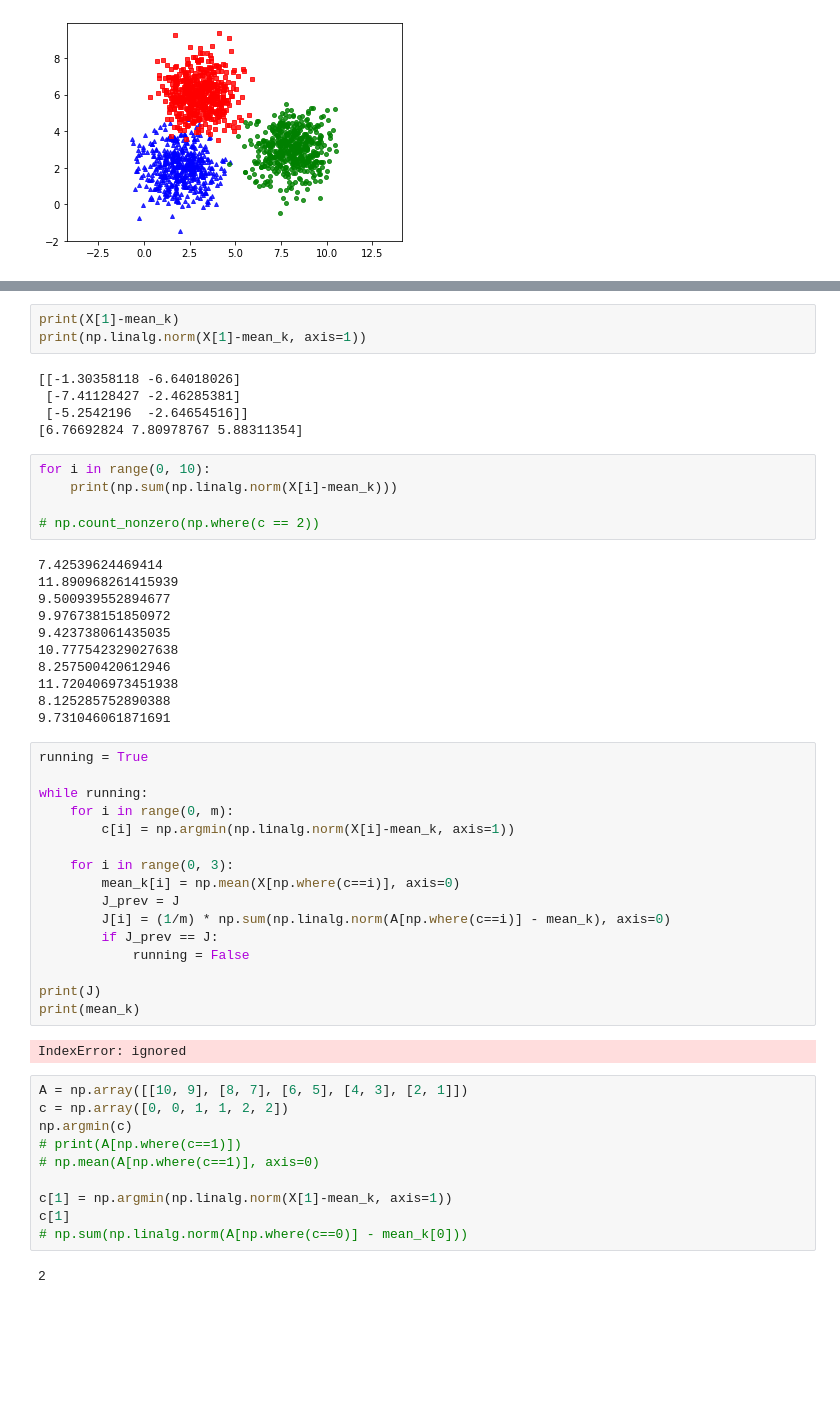
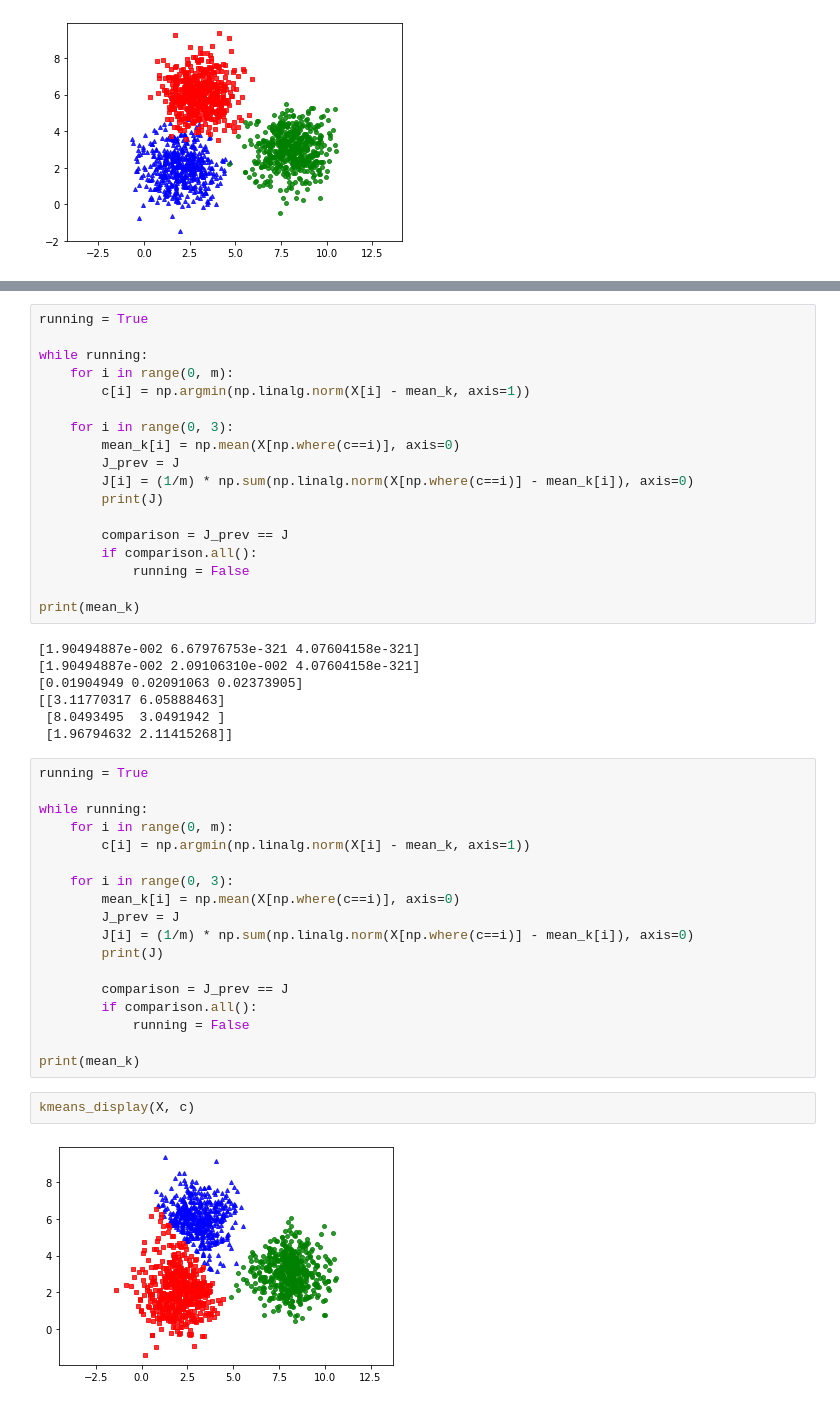
Before and after one commit to KieuSonTung/Data_Preparation, a Jupyter notebook: K_means.ipynb, the cells around one changed output, grey strips where cells are left out. Cells and saved outputs as stored; diff of their text form; blank space fills up the shorter version.

Commit message:
Finished creating k-means cluster using for loop

```diff
--- a/K_means.ipynb
+++ b/K_means.ipynb
@@ -53,54 +56,47 @@ print(mean_k)
-# %%
-print(X[1]-mean_k)
-print(np.linalg.norm(X[1]-mean_k, axis=1))
-# %% [output]
-[[-1.30358118 -6.64018026]
- [-7.41128427 -2.46285381]
- [-5.2542196  -2.64654516]]
-[6.76692824 7.80978767 5.88311354]
-# %%
-for i in range(0, 10):
-    print(np.sum(np.linalg.norm(X[i]-mean_k)))
-
-# np.count_nonzero(np.where(c == 2))
-# %% [output]
-7.42539624469414
-11.890968261415939
-9.500939552894677
-9.976738151850972
-9.423738061435035
-10.777542329027638
-8.257500420612946
-11.720406973451938
-8.125285752890388
-9.731046061871691
 # %%
 running = True
 
 while running:
     for i in range(0, m):
-        c[i] = np.argmin(np.linalg.norm(X[i]-mean_k, axis=1))
+        c[i] = np.argmin(np.linalg.norm(X[i] - mean_k, axis=1))
 
     for i in range(0, 3):
         mean_k[i] = np.mean(X[np.where(c==i)], axis=0)
         J_prev = J
-        J[i] = (1/m) * np.sum(np.linalg.norm(A[np.where(c==i)] - mean_k), axis=0)
-        if J_prev == J:
+        J[i] = (1/m) * np.sum(np.linalg.norm(X[np.where(c==i)] - mean_k[i]), axis=0)
+        print(J)
+
+        comparison = J_prev == J
+        if comparison.all():
             running = False
 
-print(J)
 print(mean_k)
 # %% [output]
-IndexError: ignored
+[1.90494887e-002 6.67976753e-321 4.07604158e-321]
+[1.90494887e-002 2.09106310e-002 4.07604158e-321]
+[0.01904949 0.02091063 0.02373905]
+[[3.11770317 6.05888463]
+ [8.0493495  3.0491942 ]
+ [1.96794632 2.11415268]]
-# %%
-A = np.array([[10, 9], [8, 7], [6, 5], [4, 3], [2, 1]])
-c = np.array([0, 0, 1, 1, 2, 2])
-np.argmin(c)
-# print(A[np.where(c==1)])
-# np.mean(A[np.where(c==1)], axis=0)
-
-c[1] = np.argmin(np.linalg.norm(X[1]-mean_k, axis=1))
-c[1]
-# np.sum(np.linalg.norm(A[np.where(c==0)] - mean_k[0]))
-# %% [output]
-2
+# %%
+running = True
+
+while running:
+    for i in range(0, m):
+        c[i] = np.argmin(np.linalg.norm(X[i] - mean_k, axis=1))
+
+    for i in range(0, 3):
+        mean_k[i] = np.mean(X[np.where(c==i)], axis=0)
+        J_prev = J
+        J[i] = (1/m) * np.sum(np.linalg.norm(X[np.where(c==i)] - mean_k[i]), axis=0)
+        print(J)
+
+        comparison = J_prev == J
+        if comparison.all():
+            running = False
+
+print(mean_k)
+# %%
+kmeans_display(X, c)
+# %% [output]
+[figure, added]
```
Also changed, not shown: parts of 2 cells of this notebook.
